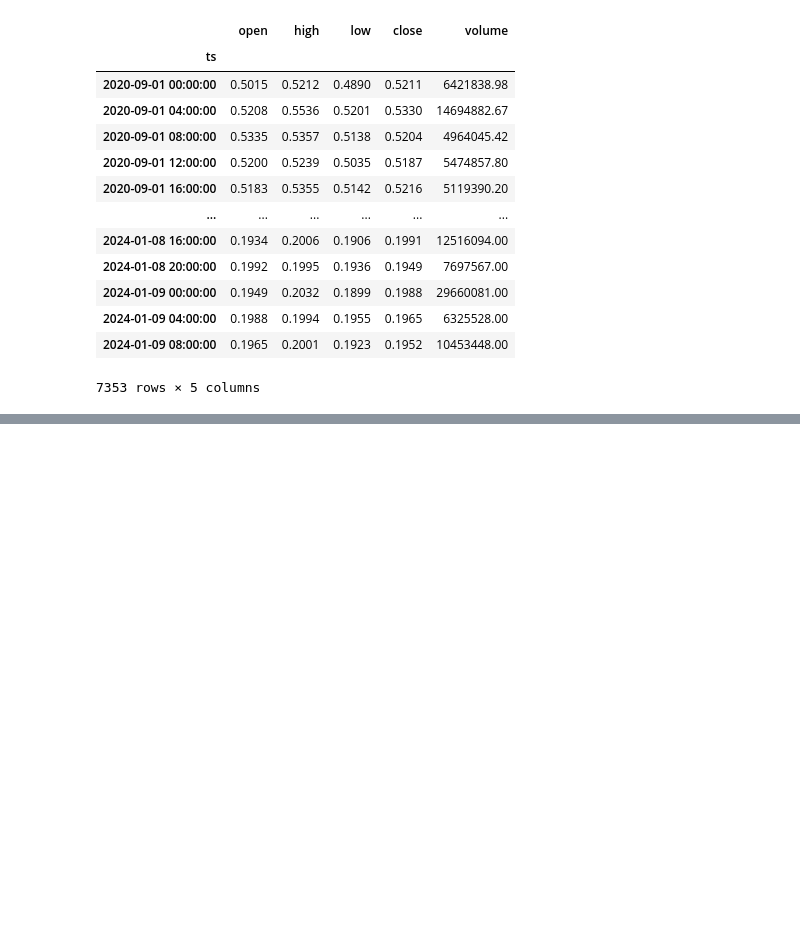
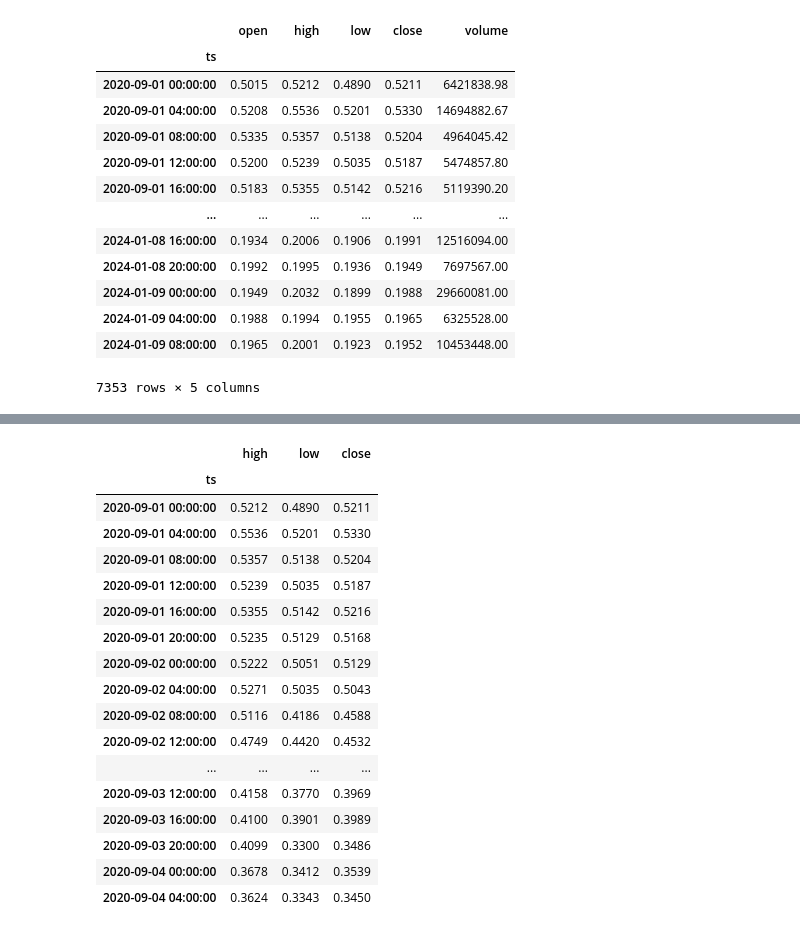
Before and after one commit to petarkabashki/pk-crypto-tools, a Jupyter notebook: research/DyalogAPL/stuff.ipynb, the cells around one changed output, grey strips where cells are left out. Cells and saved outputs as stored; diff of their text form; code cells hidden in the pictures; blank space fills up the shorter version.

```diff
--- a/research/DyalogAPL/stuff.ipynb
+++ b/research/DyalogAPL/stuff.ipynb
@@ -62,0 +73,14 @@ Name: EMA_14, dtype: float64
+# %%
+from ta.volatility import average_true_range as atr
+# from ta.volatility import tre as atr
+
+import pandas as pd
+
+df = pd.read_csv("/media/grenada/Data/Accounting/pk-crypto-tax-calculator/data-csv/binance/ALGO_USDT-4h.csv"
+).set_axis(['ts','open','high','low','close','volume'],axis=1
+).assign(ts=lambda x: pd.to_datetime(x['ts'], unit='ms', utc=False)
+).set_index('ts')
+
+# dir(ta.volatility.AverageTrueRange(df.high,df.low,df.close, window=14))
+# df.volatility_atr()
+atr(df.high, df.low, df.close).head(100)
@@ -62,0 +113,21 @@ Name: EMA_14, dtype: float64
+# %%
+df.head(20)[['high','low','close']]
+# %% [output]
+|  | high | low | close |
+| ts |  |  |  |
+| 2020-09-01 00:00:00 | 0.5212 | 0.4890 | 0.5211 |
+| 2020-09-01 04:00:00 | 0.5536 | 0.5201 | 0.5330 |
+| 2020-09-01 08:00:00 | 0.5357 | 0.5138 | 0.5204 |
+| 2020-09-01 12:00:00 | 0.5239 | 0.5035 | 0.5187 |
+| 2020-09-01 16:00:00 | 0.5355 | 0.5142 | 0.5216 |
+| 2020-09-01 20:00:00 | 0.5235 | 0.5129 | 0.5168 |
+| 2020-09-02 00:00:00 | 0.5222 | 0.5051 | 0.5129 |
+| 2020-09-02 04:00:00 | 0.5271 | 0.5035 | 0.5043 |
+| 2020-09-02 08:00:00 | 0.5116 | 0.4186 | 0.4588 |
+| 2020-09-02 12:00:00 | 0.4749 | 0.4420 | 0.4532 |
+| ... | ... | ... | ... |
+| 2020-09-03 12:00:00 | 0.4158 | 0.3770 | 0.3969 |
+| 2020-09-03 16:00:00 | 0.4100 | 0.3901 | 0.3989 |
+| 2020-09-03 20:00:00 | 0.4099 | 0.3300 | 0.3486 |
+| 2020-09-04 00:00:00 | 0.3678 | 0.3412 | 0.3539 |
+| 2020-09-04 04:00:00 | 0.3624 | 0.3343 | 0.3450 |
```
Also changed, not shown: parts of 7 cells of this notebook, 1 other file.
